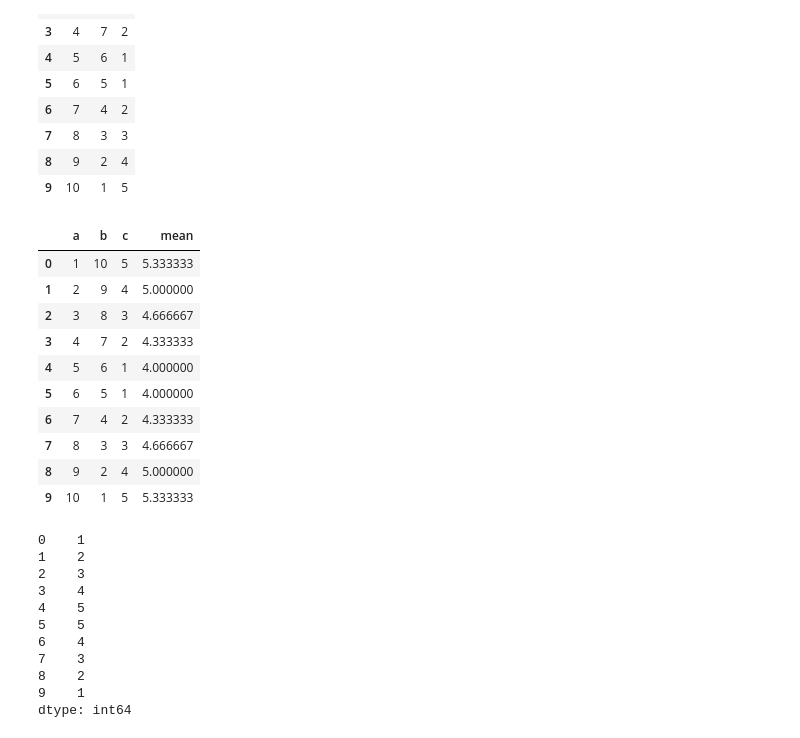
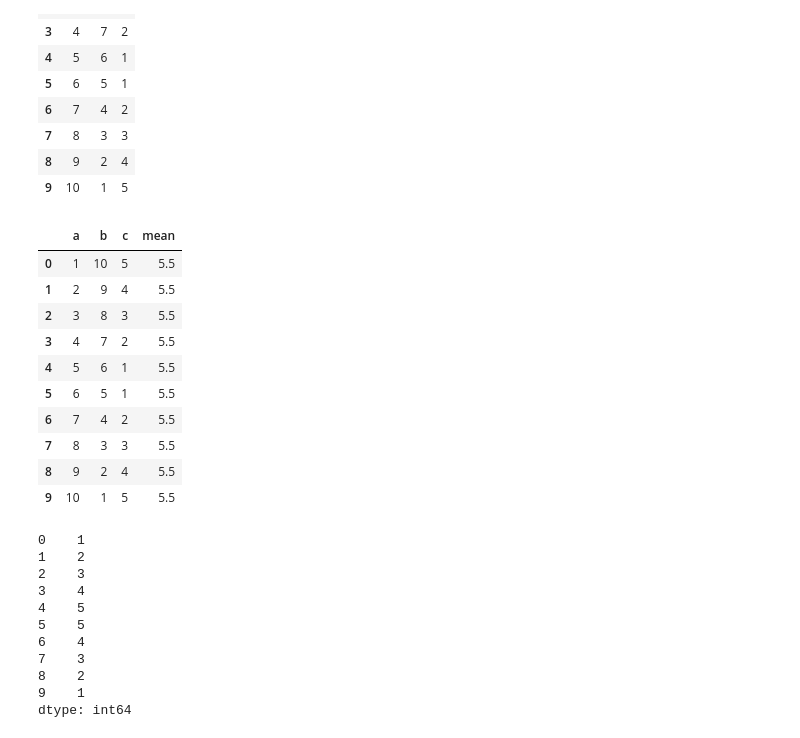
Before and after one commit to mcdejonge/cursus-beginnen-met-data-science, a Jupyter notebook: extra_data_voorbewerken.ipynb, the cells around one changed output. Cells and saved outputs as stored; diff of their text form; code cells hidden in the pictures.

```diff
--- a/extra_data_voorbewerken.ipynb
+++ b/extra_data_voorbewerken.ipynb
@@ -185,20 +185,20 @@ dfc
 | 9 | 10 | 1 | 5 |
 # %%
 # Maak een nieuwe kolom met het gemiddelde van kolom a, b en c
-dfc['mean'] = dfc[['a', 'b', 'c']].mean(axis = 1) # axis = 1 betekent: bereken het gemiddelde per rij.
+dfc['mean'] = dfc[['a', 'b']].mean(axis = 1) # axis = 1 betekent: bereken het gemiddelde per rij.
 dfc
 # %% [output]
 |  | a | b | c | mean |
-| 0 | 1 | 10 | 5 | 5.333333 |
-| 1 | 2 | 9 | 4 | 5.000000 |
-| 2 | 3 | 8 | 3 | 4.666667 |
-| 3 | 4 | 7 | 2 | 4.333333 |
-| 4 | 5 | 6 | 1 | 4.000000 |
-| 5 | 6 | 5 | 1 | 4.000000 |
-| 6 | 7 | 4 | 2 | 4.333333 |
-| 7 | 8 | 3 | 3 | 4.666667 |
-| 8 | 9 | 2 | 4 | 5.000000 |
-| 9 | 10 | 1 | 5 | 5.333333 |
+| 0 | 1 | 10 | 5 | 5.5 |
+| 1 | 2 | 9 | 4 | 5.5 |
+| 2 | 3 | 8 | 3 | 5.5 |
+| 3 | 4 | 7 | 2 | 5.5 |
+| 4 | 5 | 6 | 1 | 5.5 |
+| 5 | 6 | 5 | 1 | 5.5 |
+| 6 | 7 | 4 | 2 | 5.5 |
+| 7 | 8 | 3 | 3 | 5.5 |
+| 8 | 9 | 2 | 4 | 5.5 |
+| 9 | 10 | 1 | 5 | 5.5 |
 # %%
 # Maak een nieuwe kolom met de laagste waarde in kolom a en b
 dfc[['a', 'b']].min(axis = 1) # axis = 1: per rij
```
Also changed, not shown: parts of 3 cells of this notebook.
